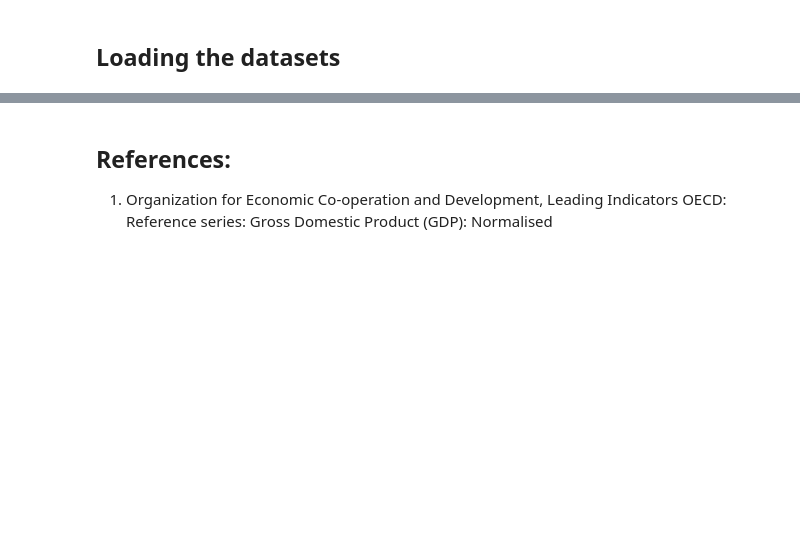
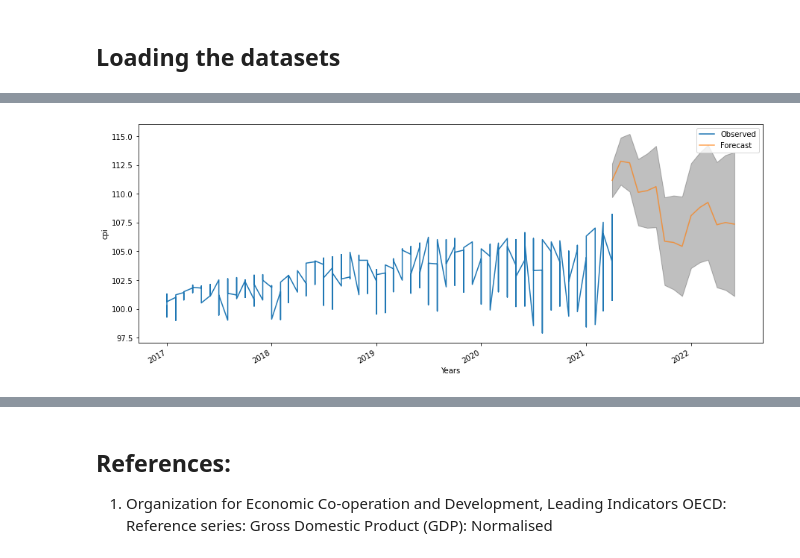
Before and after one commit to tajalahluwalia/data_tools_final_project, a Jupyter notebook: DataScienceToolsFinalProject.ipynb, the cells around one changed output, grey strips where cells are left out. Saved outputs shown, nothing was run; the diff lists cells and outputs as text; code cells hidden in the pictures; blank space fills up the shorter version.

```diff
--- a/DataScienceToolsFinalProject.ipynb
+++ b/DataScienceToolsFinalProject.ipynb
@@ -213,0 +342,8 @@ cpi          0.307377    0.314140 -0.729321 -0.145379  1.000000
+# %%
+best_model = sm.tsa.statespace.SARIMAX(timeseries,
+                                      exog = regressors,
+                                      order=(1, 1, 0),
+                                      seasonal_order=(1, 0, 0, 12),
+                                      enforce_stationarity=False,
+                                      enforce_invertibility=False)
+best_results = best_model.fit()
@@ -213,0 +407,26 @@ cpi          0.307377    0.314140 -0.729321 -0.145379  1.000000
+# %%
+Future_cases = final_df[final_df.index > '2021-01-01']
+Future_cases = Future_cases[['New_cases', 'unemp', 'gdp']]
+# %%
+#### Step 8: Forecast  using the best fit ARIMA model
+#The next step is to predict  for next 6 Months through the above model.
+
+# Get forecast 12 steps (12 Months) ahead in future
+n_steps = 12
+pred_uc_99 = best_results.get_forecast(steps=15, alpha=0.01, exog=Future_cases) # alpha=0.01 signifies 99% confidence interval
+pred_uc_95 = best_results.get_forecast(steps=15, alpha=0.05, exog=Future_cases) # alpha=0.05 95% CI
+
+# Get confidence intervals 95% & 99% of the forecasts
+pred_ci_99 = pred_uc_99.conf_int()
+pred_ci_95 = pred_uc_95.conf_int()
+# %%
+n_steps = 15
+idx = pd.date_range(final_df.index[-1], periods=n_steps, freq='MS')
+fc_95 = pd.DataFrame(np.column_stack([pred_uc_95.predicted_mean, pred_ci_95]),
+                     index=idx, columns=['forecast', 'lower_ci_95', 'upper_ci_95'])
+
+fc_99 = pd.DataFrame(np.column_stack([pred_ci_99]),
+                     index=idx, columns=['lower_ci_99', 'upper_ci_99'])
+fc_all = fc_95.combine_first(fc_99)
+fc_all = fc_all[['forecast', 'lower_ci_95', 'upper_ci_95', 'lower_ci_99', 'upper_ci_99']] # just reordering columns
+fc_all.head()
@@ -213,0 +440,12 @@ cpi          0.307377    0.314140 -0.729321 -0.145379  1.000000
+# %%
+# plot the forecast along with the confidence band
+axis = final_df['cpi'].plot(label='Observed', figsize=(15, 6))
+fc_all['forecast'].plot(ax=axis, label='Forecast', alpha=0.7)
+#axis.fill_between(fc_all.index, fc_all['lower_ci_95'], fc_all['upper_ci_95'], color='k', alpha=.25)
+axis.fill_between(fc_all.index, fc_all['lower_ci_99'], fc_all['upper_ci_99'], color='k', alpha=.25)
+axis.set_xlabel('Years')
+axis.set_ylabel('cpi')
+plt.legend(loc='best')
+plt.show()
+# %% [output]
+[figure, added]
```
Also changed, not shown: parts of 22 cells of this notebook, 1 other file.
